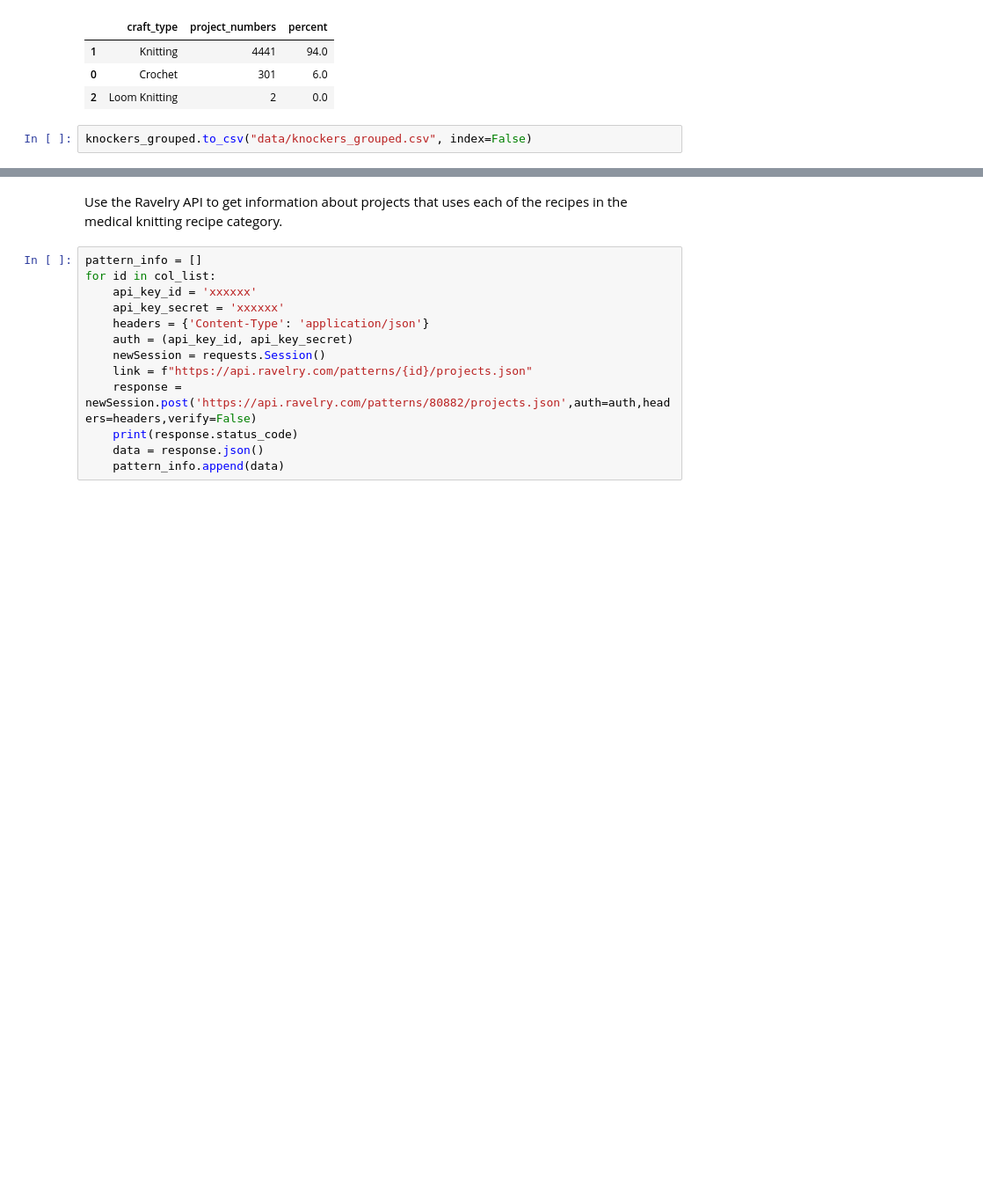
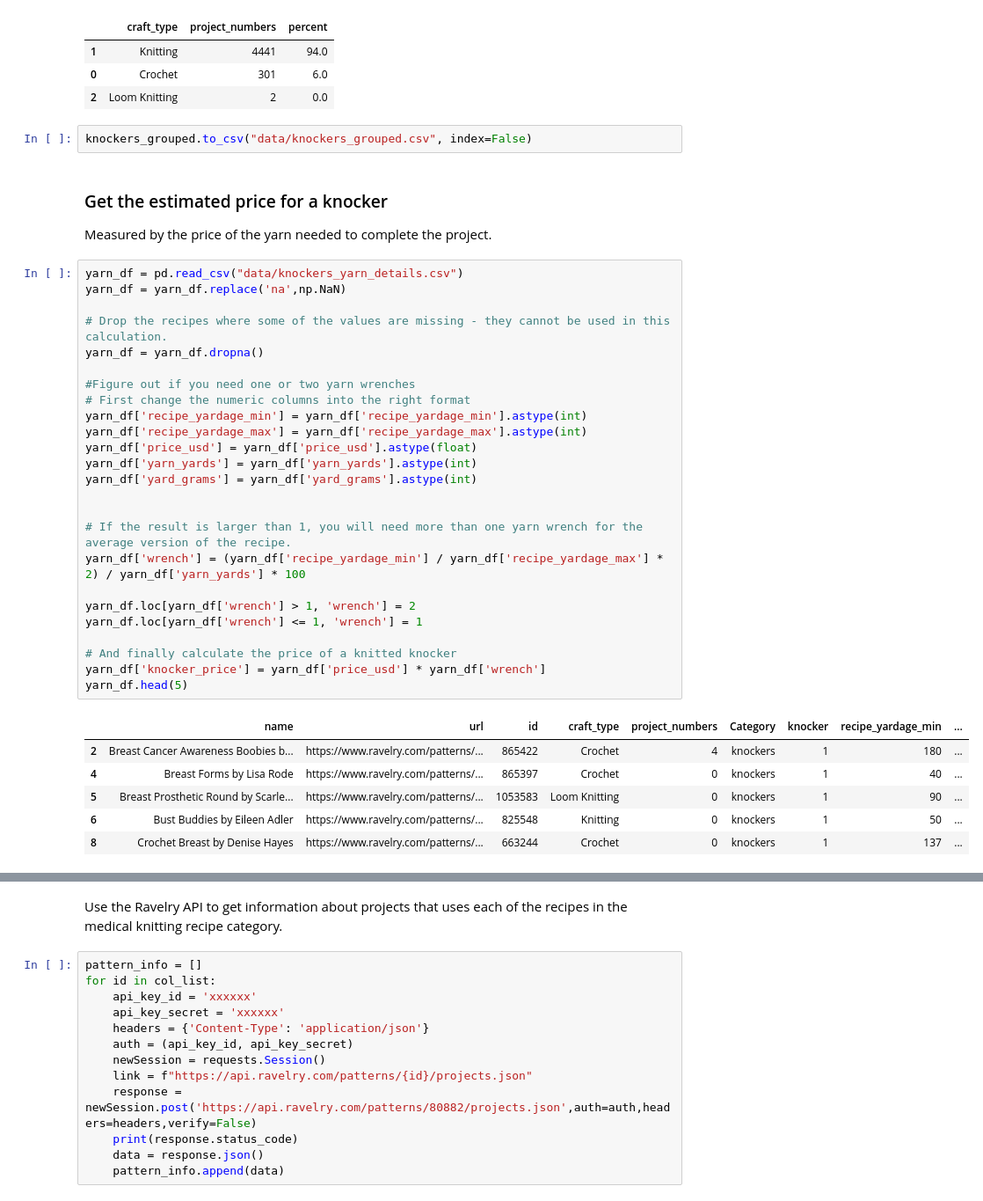
Before and after one commit to laurabejder/knitting_project, a Jupyter notebook: something.ipynb, the cells around one changed output, grey strips where cells are left out. Shown: that part at 88% size. Cells and saved outputs as stored; diff of their text form; blank space fills up the shorter version.

```diff
--- a/something.ipynb
+++ b/something.ipynb
@@ -169,3 +185,39 @@ knockers_grouped
 | 2 | Loom Knitting | 2 | 0.0 |
 # %%
 knockers_grouped.to_csv("data/knockers_grouped.csv", index=False)
+# %% [markdown]
+### Get the estimated price for a knocker
+
+Measured by the price of the yarn needed to complete the project.
+# %%
+yarn_df = pd.read_csv("data/knockers_yarn_details.csv")
+yarn_df = yarn_df.replace('na',np.NaN)
+
+# Drop the recipes where some of the values are missing - they cannot be used in this calculation.
+yarn_df = yarn_df.dropna()
+
+#Figure out if you need one or two yarn wrenches
+# First change the numeric columns into the right format
+yarn_df['recipe_yardage_min'] = yarn_df['recipe_yardage_min'].astype(int)
+yarn_df['recipe_yardage_max'] = yarn_df['recipe_yardage_max'].astype(int)
+yarn_df['price_usd'] = yarn_df['price_usd'].astype(float)
+yarn_df['yarn_yards'] = yarn_df['yarn_yards'].astype(int)
+yarn_df['yard_grams'] = yarn_df['yard_grams'].astype(int)
+
+
+# If the result is larger than 1, you will need more than one yarn wrench for the average version of the recipe.
+yarn_df['wrench'] = (yarn_df['recipe_yardage_min'] / yarn_df['recipe_yardage_max'] * 2) / yarn_df['yarn_yards'] * 100
+
+yarn_df.loc[yarn_df['wrench'] > 1, 'wrench'] = 2
+yarn_df.loc[yarn_df['wrench'] <= 1, 'wrench'] = 1
+
+# And finally calculate the price of a knitted knocker
+yarn_df['knocker_price'] = yarn_df['price_usd'] * yarn_df['wrench']
+yarn_df.head(5)
+# %% [output]
+|  | name | url | id | craft_type | project_numbers | Category | knocker | recipe_yardage_min | ... |
+| 2 | Breast Cancer Awareness Boobies b... | https://www.ravelry.com/patterns/... | 865422 | Crochet | 4 | knockers | 1 | 180 | ... |
+| 4 | Breast Forms by Lisa Rode | https://www.ravelry.com/patterns/... | 865397 | Crochet | 0 | knockers | 1 | 40 | ... |
+| 5 | Breast Prosthetic Round by Scarle... | https://www.ravelry.com/patterns/... | 1053583 | Loom Knitting | 0 | knockers | 1 | 90 | ... |
+| 6 | Bust Buddies by Eileen Adler | https://www.ravelry.com/patterns/... | 825548 | Knitting | 0 | knockers | 1 | 50 | ... |
+| 8 | Crochet Breast by Denise Hayes | https://www.ravelry.com/patterns/... | 663244 | Crochet | 0 | knockers | 1 | 137 | ... |
```
Also changed, not shown: parts of 8 cells of this notebook, 6 other files.
